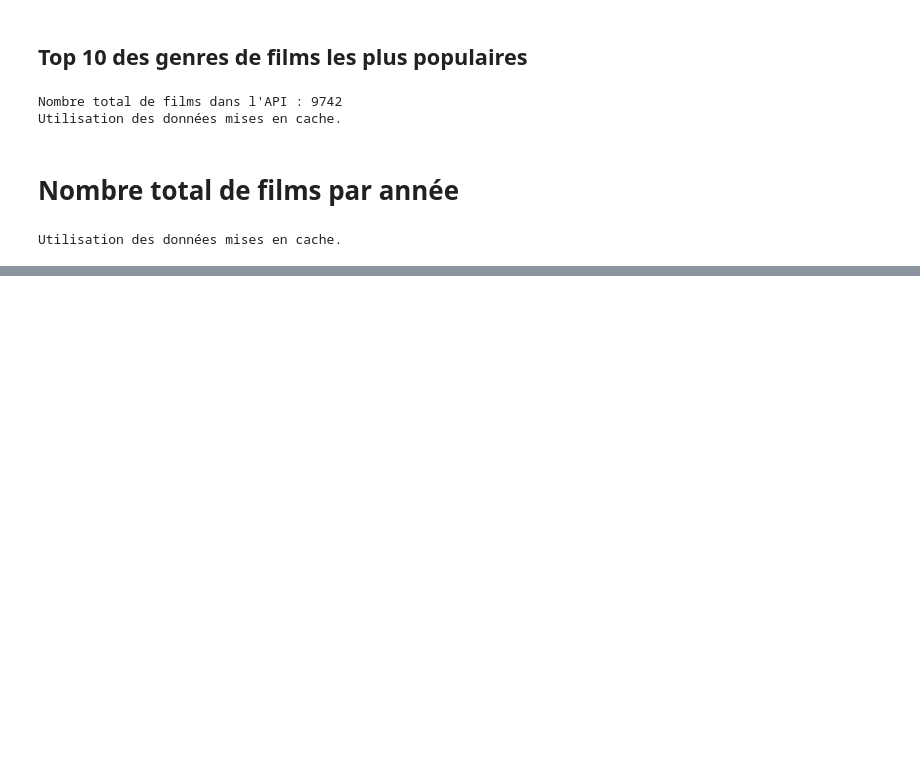
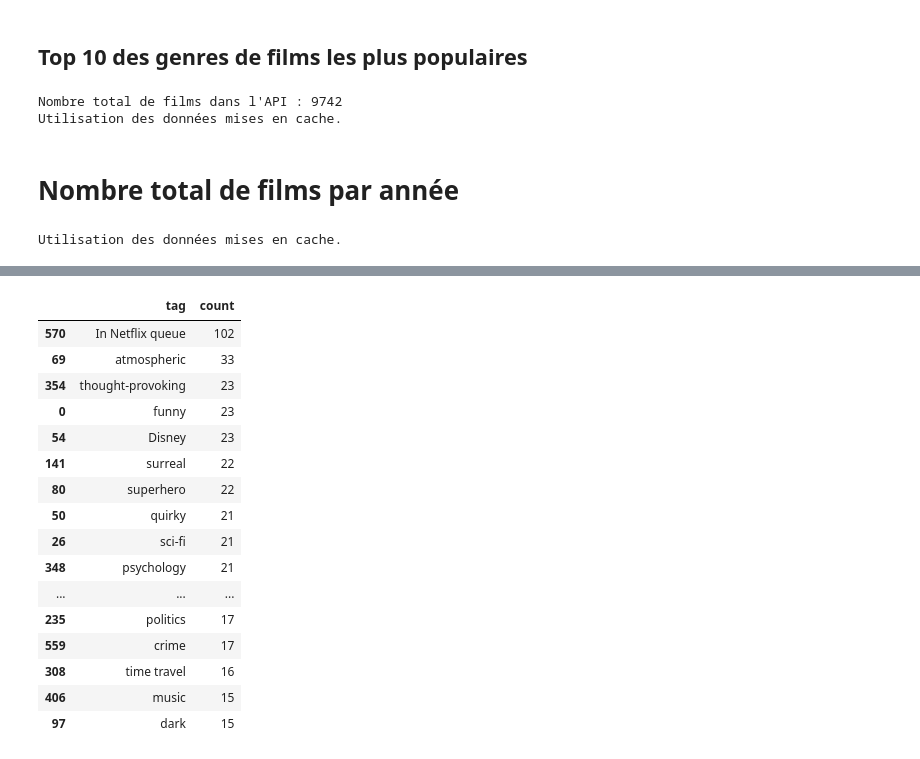
Before and after one commit to diarrasoubaibra/film-analysis, a Jupyter notebook: movie_dataviz.ipynb, the cells around one changed output, grey strips where cells are left out. Drawn from its saved outputs; the diff is of its cells as text; code cells hidden in the pictures; blank space fills up the shorter version.

```diff
--- a/movie_dataviz.ipynb
+++ b/movie_dataviz.ipynb
@@ -235,0 +536,58 @@ fig.show()
+# %%
+# -------------------------------
+# 2. Tags les plus fréquents dans les films bien notés (>= 4)
+# -------------------------------
+def compute_tags_for_good_ratings():
+    good_ratings = []
+    tags_by_movie = defaultdict(list)
+
+    # Charger les ratings >= 4
+    skip = 0
+    limit = 500
+    while True:
+        ratings = client.list_ratings(skip=skip, limit=limit, output_format="dict")
+        if not ratings:
+            break
+        good_ratings += [r for r in ratings if r["rating"] >= 4]
+        skip += limit
+        time.sleep(0.5)
+
+    # Associer les tags aux movieId bien notés
+    movie_ids = set([r["movieId"] for r in good_ratings])
+    skip = 0
+    limit = 500
+    while True:
+        tags = client.list_tags(skip=skip, limit=limit, output_format="dict")
+        if not tags:
+            break
+        for tag in tags:
+            if tag["movieId"] in movie_ids:
+                tags_by_movie[tag["tag"]].append(tag["movieId"])
+        skip += limit
+        time.sleep(0.5)
+
+    df = pd.DataFrame([(tag, len(movies)) for tag, movies in tags_by_movie.items()],
+                      columns=["tag", "count"])
+    df = df.sort_values("count", ascending=False).head(20)
+    return df
+
+tags_good_rating_df = use_or_generate(tags_good_rating_path, current_stats, compute_tags_for_good_ratings)
+tags_good_rating_df
+# %% [output]
+|  | tag | count |
+| 570 | In Netflix queue | 102 |
+| 69 | atmospheric | 33 |
+| 354 | thought-provoking | 23 |
+| 0 | funny | 23 |
+| 54 | Disney | 23 |
+| 141 | surreal | 22 |
+| 80 | superhero | 22 |
+| 50 | quirky | 21 |
+| 26 | sci-fi | 21 |
+| 348 | psychology | 21 |
+| ... | ... | ... |
+| 235 | politics | 17 |
+| 559 | crime | 17 |
+| 308 | time travel | 16 |
+| 406 | music | 15 |
+| 97 | dark | 15 |
```
Also changed, not shown: parts of 18 cells of this notebook, 8 other files.
